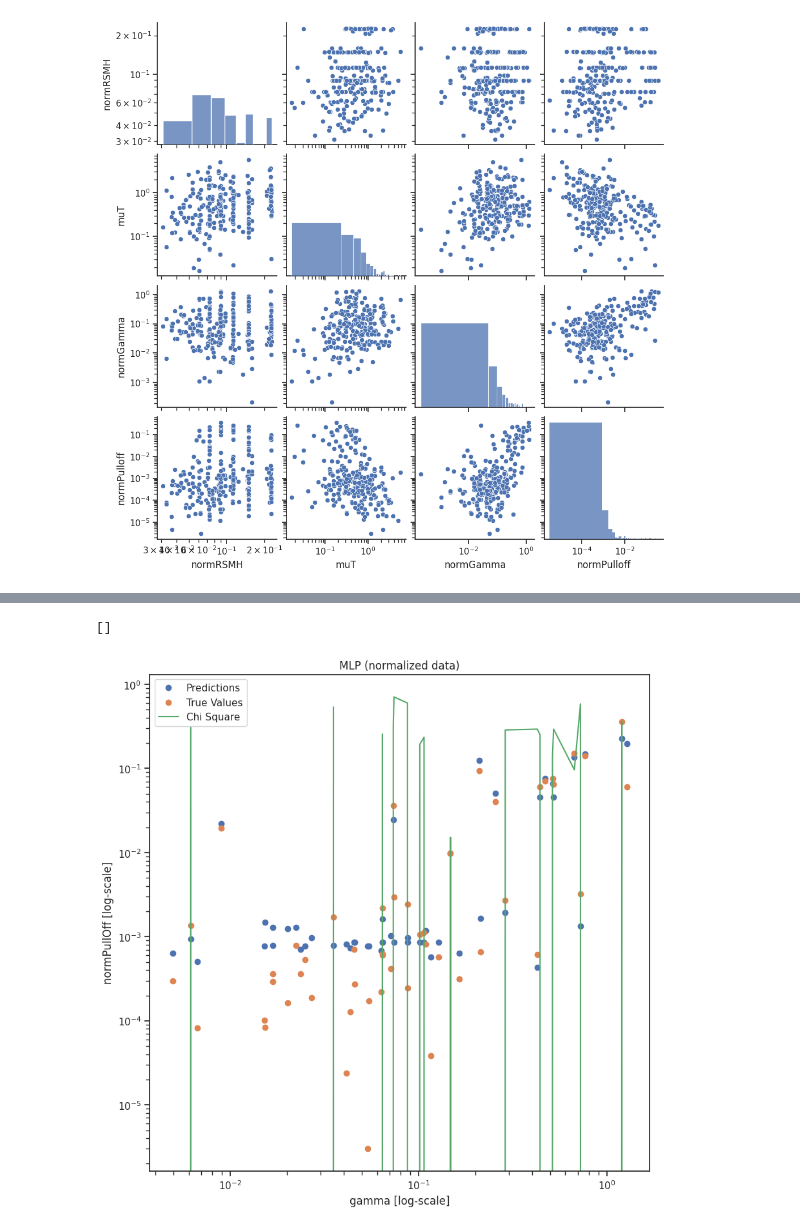
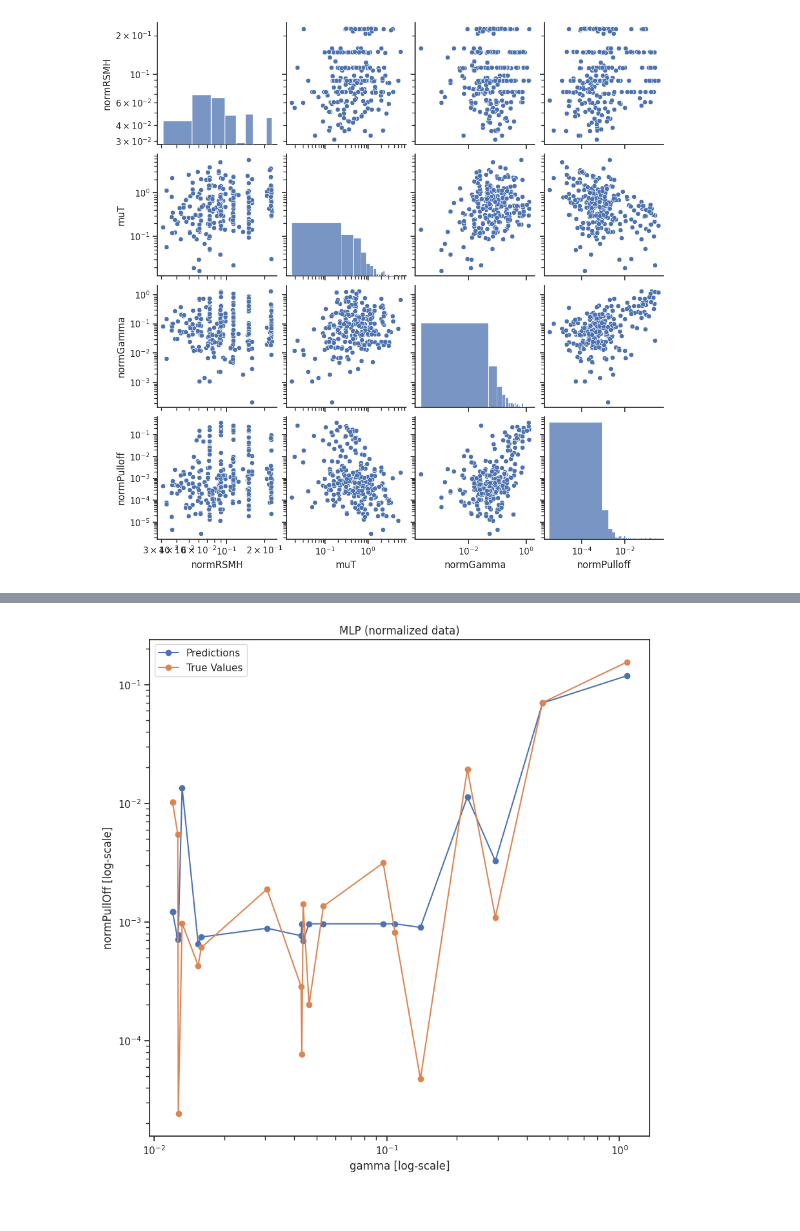
Before and after one commit to Marc-Honecker/CSMP-Project, a Jupyter notebook: src/model/RoughContact/DNN_normalized.ipynb, the cells around one changed output, grey strips where cells are left out. Drawn from its saved outputs; the diff is of its cells as text; code cells hidden in the pictures.

Commit message:
updated plots

```diff
--- a/src/model/RoughContact/DNN_normalized.ipynb
+++ b/src/model/RoughContact/DNN_normalized.ipynb
@@ -81,5 +98,7 @@ for ax in pl.axes.flat:
 # %%
-train_dataset = dataset.sample(frac=0.8, random_state=10)
+num_samples = len(dataset) - 20
+
+train_dataset = dataset.take(range(0,num_samples))
 test_dataset = dataset.drop(train_dataset.index)
 
 test_dataset.sort_values('normGamma', inplace=True)
@@ -147,7 +174,7 @@ plt.plot()
 # %%
 from sklearn.ensemble import RandomForestRegressor
 
-randForestReg = RandomForestRegressor(n_estimators=200, criterion="squared_error")
+randForestReg = RandomForestRegressor(n_estimators=500, criterion="squared_error")
 randForestReg.fit(train_dataset.drop(['normPulloff'], axis=1), train_labels)
 
 preds = randForestReg.predict(test_dataset.drop(['normPulloff'], axis=1))
@@ -260,7 +430,7 @@ def loss(y_true, y_pred):
 def build_and_compile_model(norm):
   model = keras.Sequential([
       norm,
-      layers.Dense(128),
+      layers.Dense(64),
       layers.LayerNormalization(),
       layers.Dropout(0.5),
       layers.ReLU(),
@@ -338,17 +525,8 @@ plot_loss(history)
 # %%
-test_predictions = dnn_model.predict(test_features).flatten()
-
-chi = list()
-
-for i in range(len(test_labels)):
-    curr = (test_labels[i] - test_predictions[i]) / test_labels[i]
-    chi.append(curr)
-
 plt.figure(figsize=(10,10))
 a = plt.axes()
-plt.plot(test_features["normGamma"], test_predictions, 'o', label='Predictions')
-plt.plot(test_features["normGamma"], test_labels, 'o', label='True Values')
-plt.plot(test_dataset['normGamma'], chi, label='Chi Square')
+plt.plot(test_features["normGamma"], test_predictions, marker='o', label='Predictions')
+plt.plot(test_features["normGamma"], test_labels, marker='o', label='True Values')
 plt.legend()
 plt.yscale('log')
 plt.xscale('log')
@@ -361,5 +539,4 @@ plt.plot()
-[]
-[figure, old version]
+[figure, new version]
 # %%
 error = test_predictions - test_labels
 plt.hist(error, bins=25)
```
Also changed, not shown: parts of 30 cells of this notebook, 4 other files.
